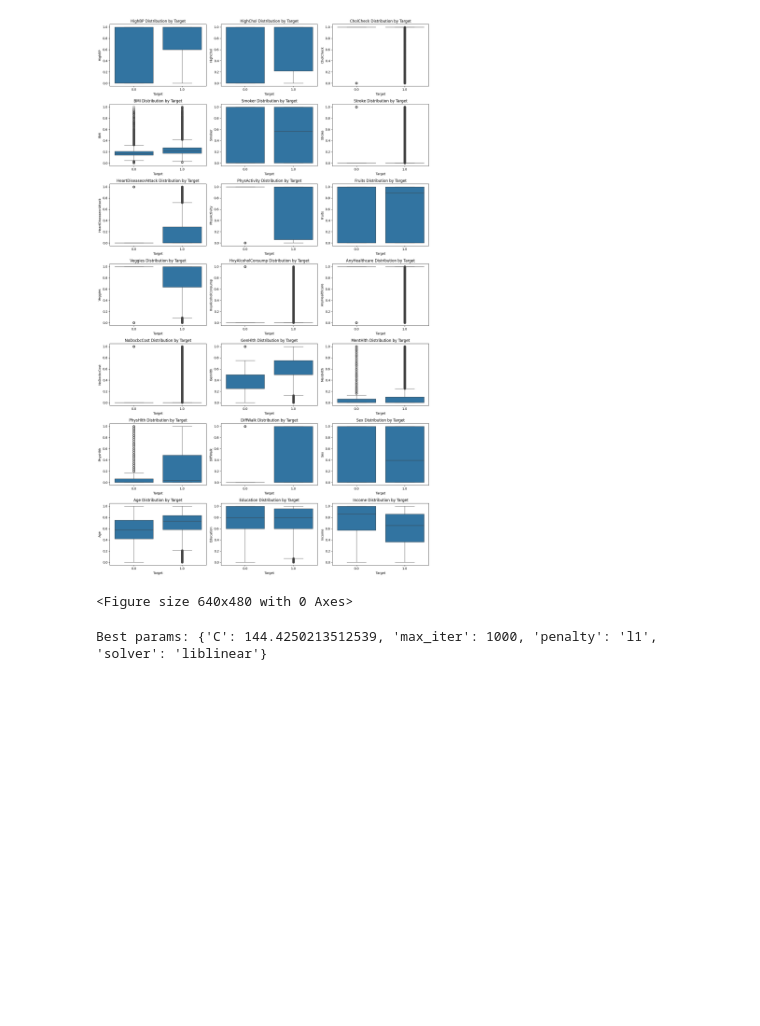
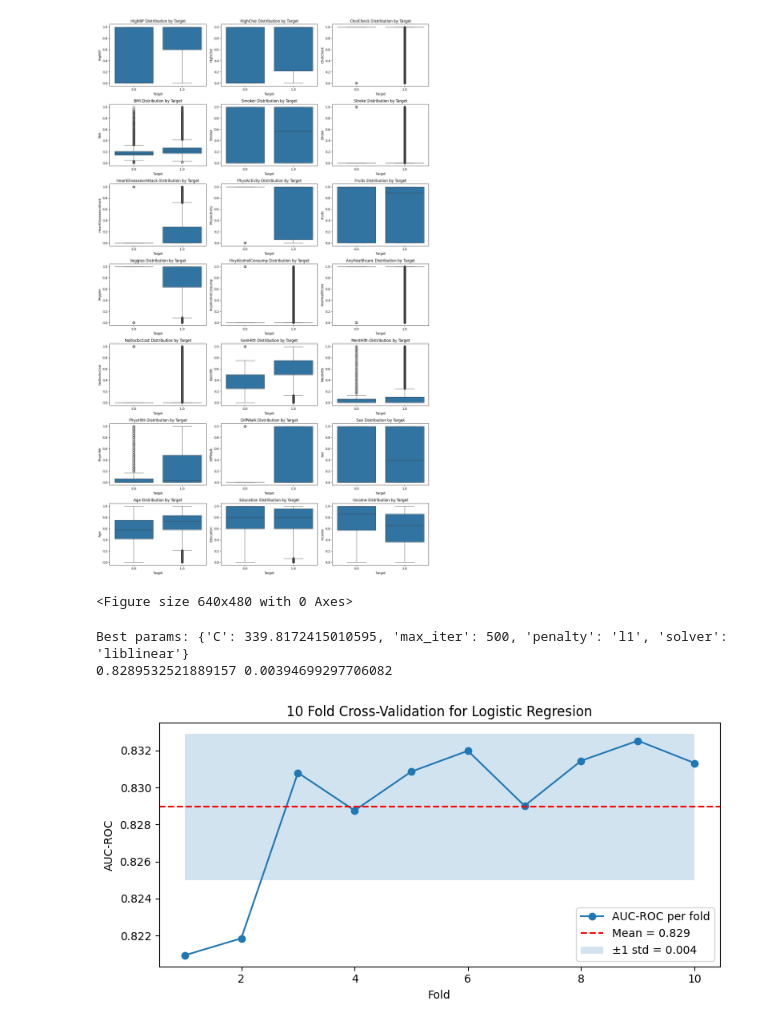
Before and after one commit to Lucyyru/Diabetes_Type2_Prediction, a Jupyter notebook: logistic reg.ipynb, the cells around one changed output. Saved outputs shown, nothing was run; the diff lists cells and outputs as text; code cells hidden in the pictures; blank space fills up the shorter version.

```diff
--- a/logistic reg.ipynb
+++ b/logistic reg.ipynb
@@ -153,6 +153,27 @@ random_search = RandomizedSearchCV(
 random_search.fit(X_train_final, Y_train_final)
 print("Best params:", random_search.best_params_)
 logreg = random_search.best_estimator_
+from sklearn.model_selection import cross_val_score
+scores = cross_val_score(logreg, X_train_final, Y_train_final, cv=10, scoring='roc_auc')
+print(scores.mean(), scores.std())
 # %% [output]
-Best params: {'C': 144.4250213512539, 'max_iter': 1000, 'penalty': 'l1', 'solver': 'liblinear'}
+Best params: {'C': 339.8172415010595, 'max_iter': 500, 'penalty': 'l1', 'solver': 'liblinear'}
+0.8289532521889157 0.00394699297706082
+# %%
+import matplotlib.pyplot as plt
+import numpy as np
+
+folds = range(1, 11)
+plt.figure(figsize=(8, 4))
+plt.plot(folds, scores, marker='o', label='AUC-ROC per fold')
+plt.axhline(scores.mean(), color='r', linestyle='--', label=f'Mean = {scores.mean():.3f}')
+plt.fill_between(folds, scores.mean() - scores.std(), scores.mean() + scores.std(), alpha=0.2, label=f'±1 std = {scores.std():.3f}')
+plt.xlabel('Fold')
+plt.ylabel('AUC-ROC')
+plt.title('10 Fold Cross-Validation for Logistic Regresion')
+plt.legend()
+plt.tight_layout()
+plt.savefig('cv_scores.png', dpi=300)
+# %% [output]
+[figure, added]
 # %%
```
Also changed, not shown: parts of 4 cells of this notebook.
